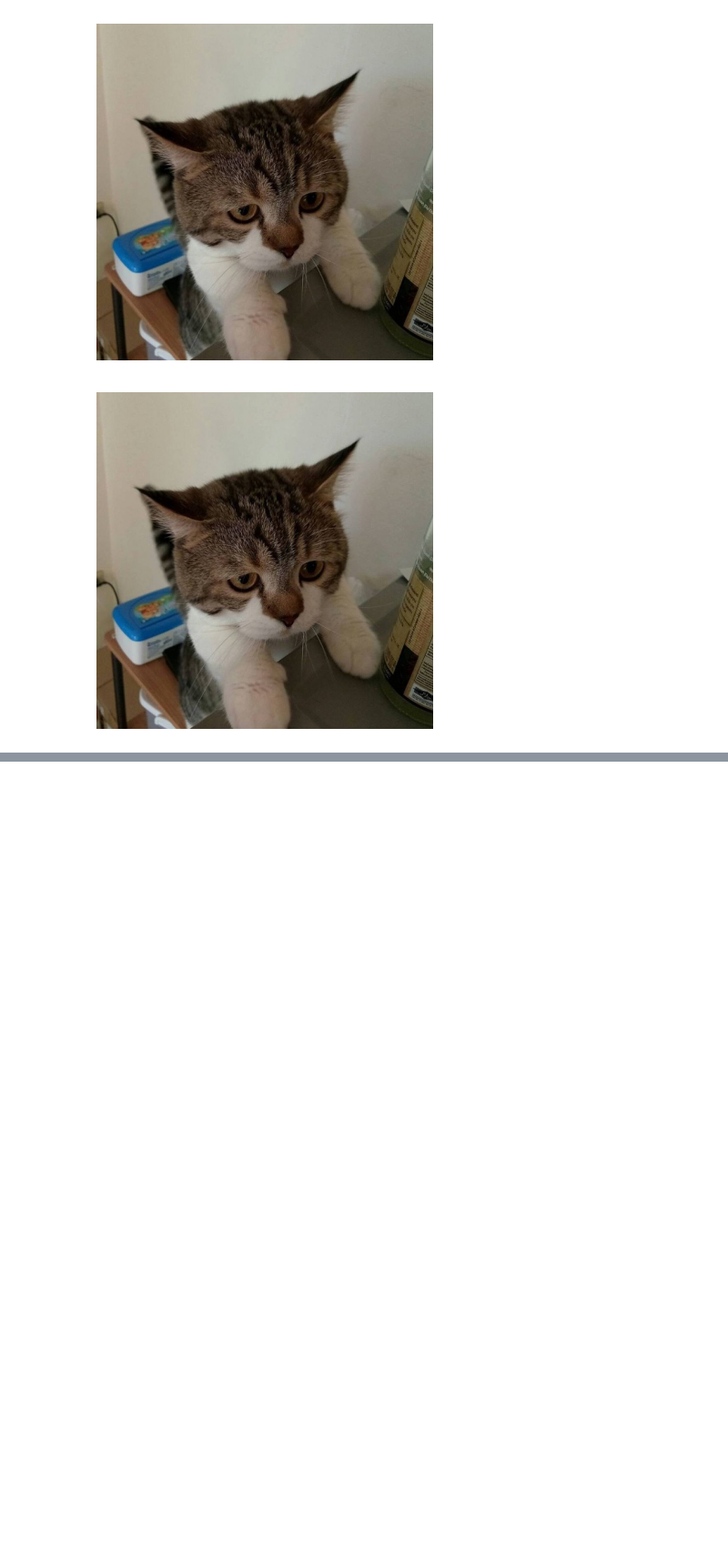
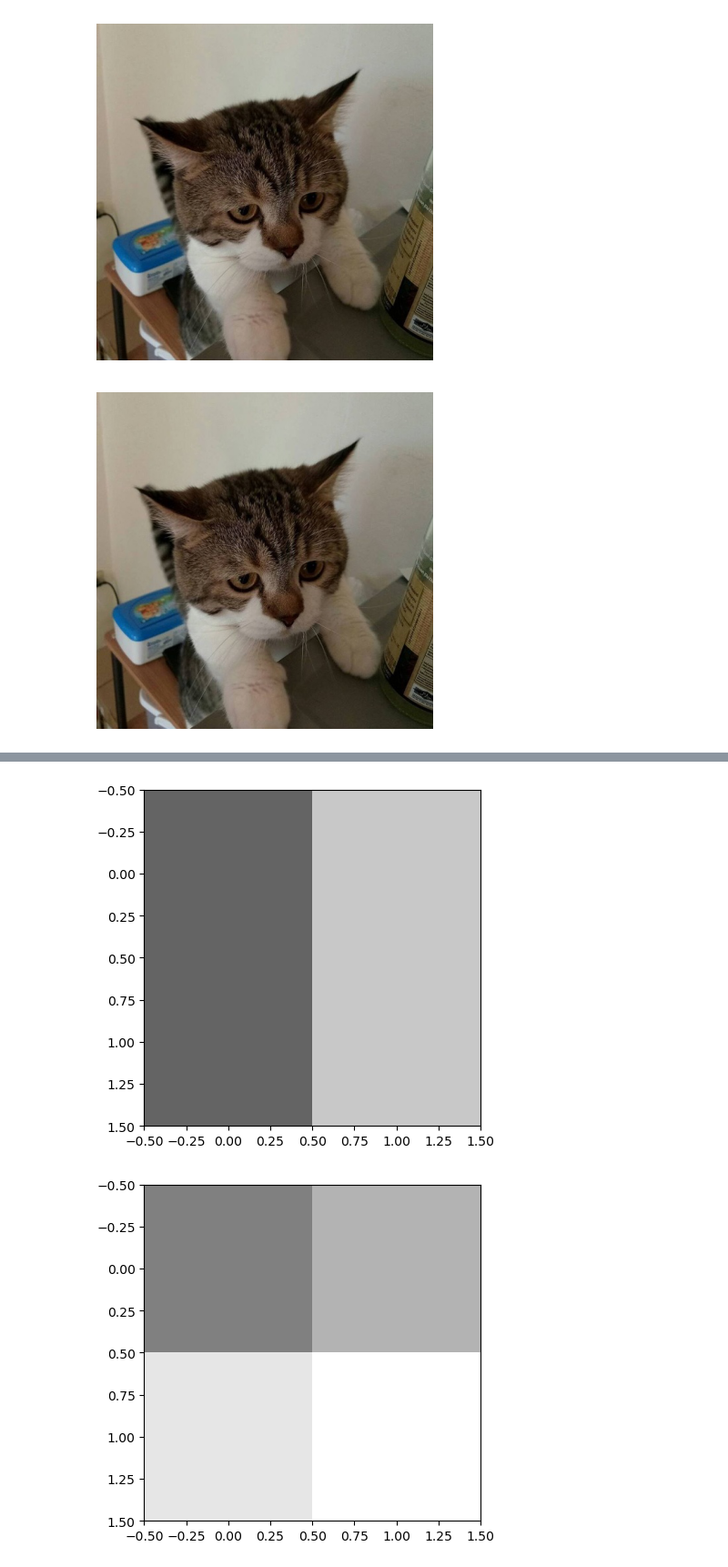
Before and after one commit to ayuthmang/2110651-Digital-Image-Processing, a Jupyter notebook: 02-codes/01-intro/code.ipynb, the cells around one changed output, grey strips where cells are left out. Shown at 91% size. Cells and saved outputs as stored; diff of their text form; code cells hidden in the pictures; blank space fills up the shorter version.

```diff
--- a/02-codes/01-intro/code.ipynb
+++ b/02-codes/01-intro/code.ipynb
@@ -82,0 +125,15 @@ plt.show()
+# %%
+import numpy as np
+a = np.array([[100,200],[100,200]],dtype=np.uint8)
+# TO DO: show image a, set vmin and vmax value
+plt.imshow(a,cmap='gray',vmin=0,vmax=255)
+plt.show()
+
+b = np.array([[0.5,0.7],[0.9,1.0]]) # float (0,1)
+
+# TO DO: show image b
+plt.imshow(b,cmap='gray',vmin=0,vmax=1)
+plt.show()
+# %% [output]
+[figure, added]
+[figure, added]
```
Also changed, not shown: parts of 9 cells of this notebook.
